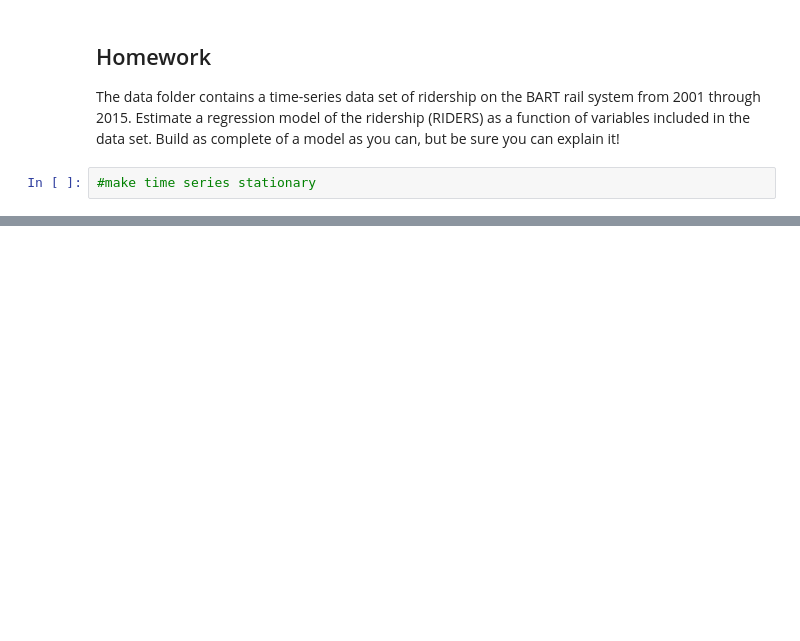
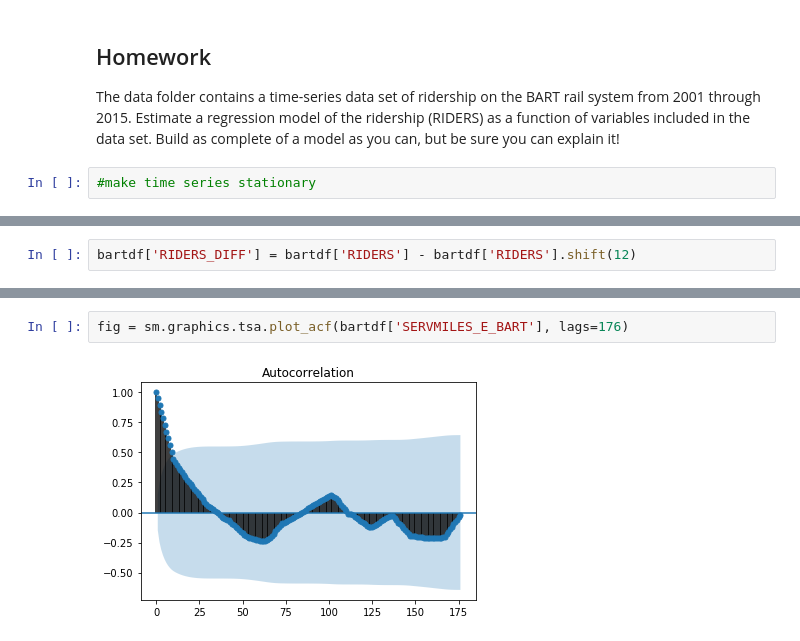
Before and after one commit to jawadmhoque/ce599, a Jupyter notebook: 23-Time Series/time-series.ipynb, the cells around one changed output, grey strips where cells are left out. Saved outputs shown, nothing was run; the diff lists cells and outputs as text; blank space fills up the shorter version.

```diff
--- a/23-Time Series/time-series.ipynb
+++ b/23-Time Series/time-series.ipynb
@@ -288,0 +284,2 @@ for column in bart.columns:
+# %%
+bartdf['RIDERS_DIFF'] = bartdf['RIDERS'] - bartdf['RIDERS'].shift(12)
@@ -288,0 +306,4 @@ for column in bart.columns:
+# %%
+fig = sm.graphics.tsa.plot_acf(bartdf['SERVMILES_E_BART'], lags=176)
+# %% [output]
+[figure, added]
```
Also changed, not shown: parts of 13 cells of this notebook, 1 other file.
